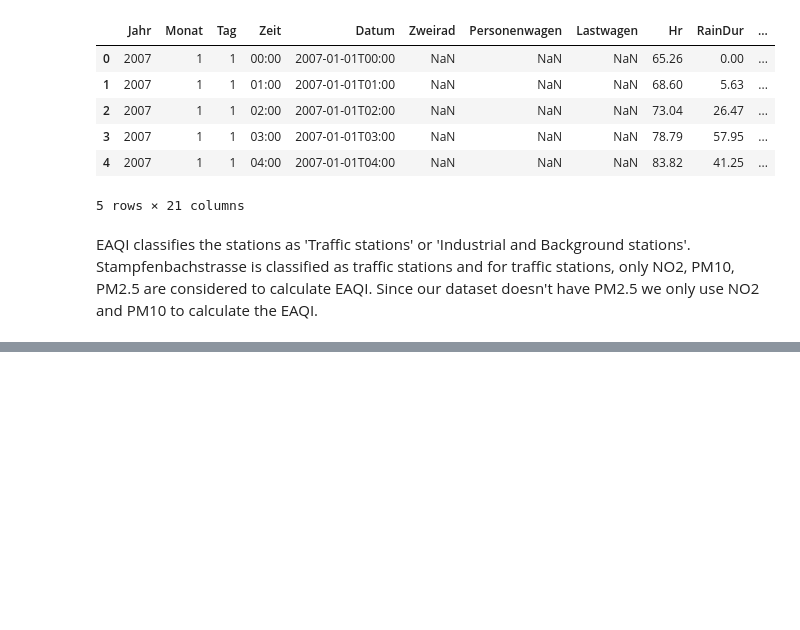
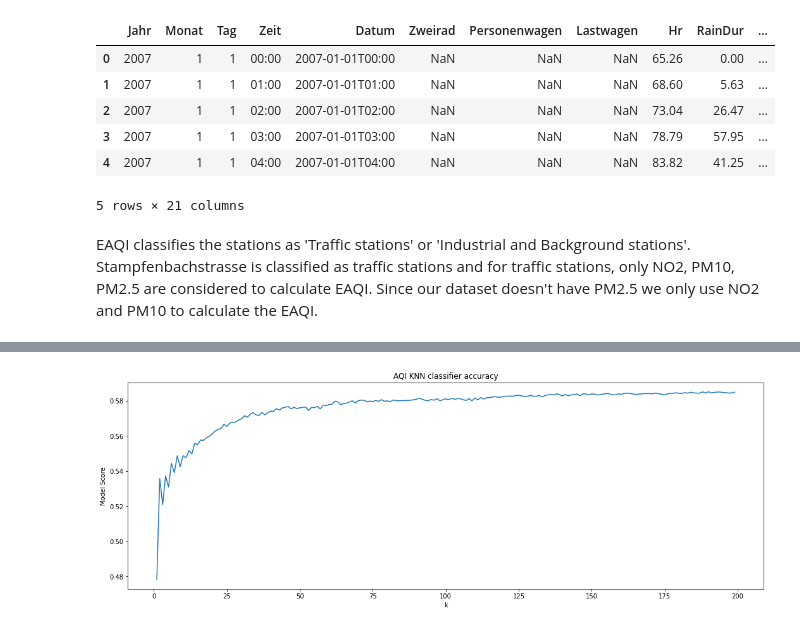
Before and after one commit to lfranceschetti/data_science_project, a Jupyter notebook: python_scripts/AQI_classification.ipynb, the cells around one changed output, grey strips where cells are left out. Cells and saved outputs as stored; diff of their text form; code cells hidden in the pictures; blank space fills up the shorter version.

```diff
--- a/python_scripts/AQI_classification.ipynb
+++ b/python_scripts/AQI_classification.ipynb
@@ -93,0 +124,17 @@ Now with the hourly vehicles and AQI data, we can perform classification algorit
+# %%
+k_list = range(1,200)
+accuracies = []
+
+for k in k_list:
+    classifier = KNeighborsClassifier(n_neighbors=k)
+    classifier.fit(tr_data, tr_label)
+    accuracies.append(classifier.score(vali_data, vali_label))
+
+plt.figure(figsize=(18,6))
+plt.plot(k_list, accuracies)
+plt.xlabel('k')
+plt.ylabel('Model Score')
+plt.title('AQI KNN classifier accuracy')
+plt.show()
+# %% [output]
+[figure, added]
```
Also changed, not shown: parts of 12 cells of this notebook.
